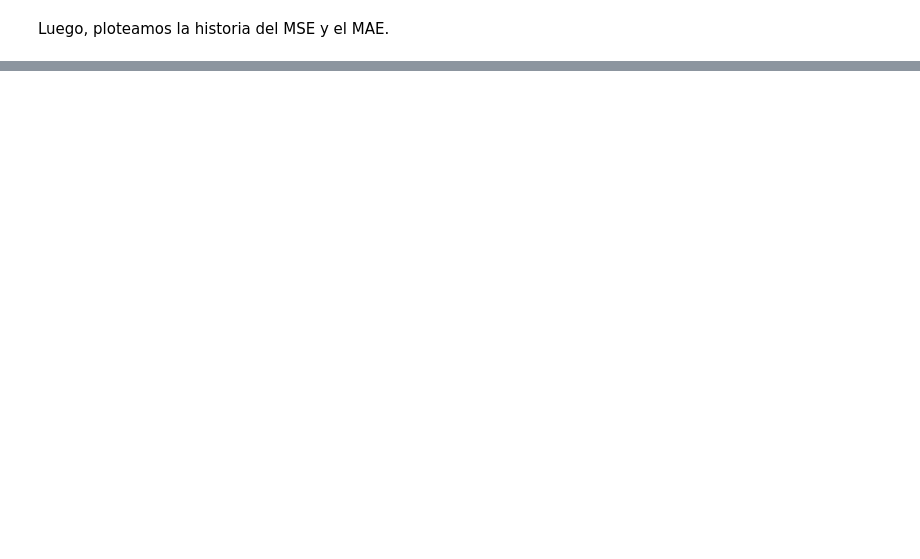
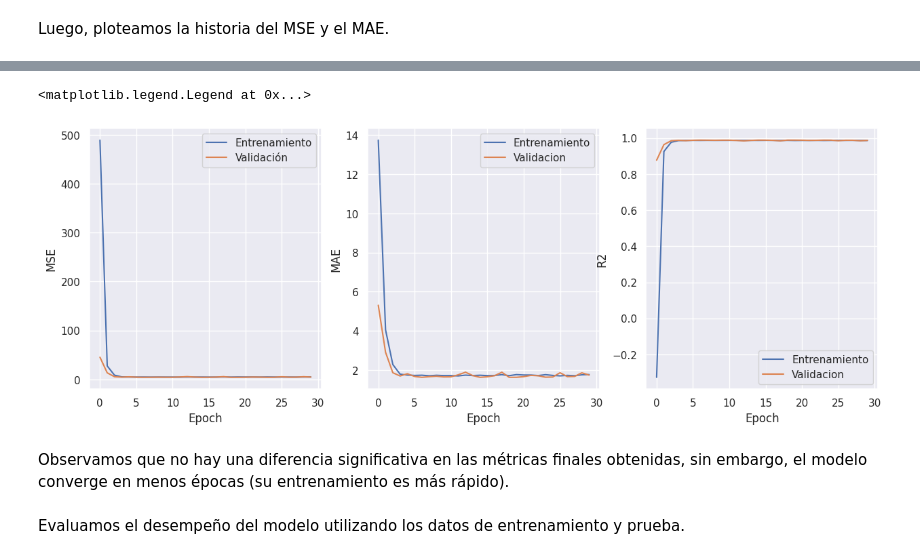
Before and after one commit to canistells/AAII-TUIA-Antuna-Asad-Castells, a Jupyter notebook: TP 1/Ejercicio 1/TP1 - EJ1.ipynb, the cells around one changed output, grey strips where cells are left out. Cells and saved outputs as stored; diff of their text form; code cells hidden in the pictures; blank space fills up the shorter version.

```diff
--- a/TP 1/Ejercicio 1/TP1 - EJ1.ipynb
+++ b/TP 1/Ejercicio 1/TP1 - EJ1.ipynb
@@ -323,2 +377,32 @@ Evaluamos el desempeño del modelo utilizando los datos de entrenamiento y prueb
+# %%
+# Ploteamos la historia del MSE y el MAE
+plt.figure(figsize=(15, 5))
+plt.subplot(1, 3, 1)
+plt.plot(history_2.history['mse'], label = 'Entrenamiento')
+plt.plot(history_2.history['val_mse'], label = 'Validación')
+plt.xlabel('Epoch')
+plt.ylabel('MSE')
+plt.legend(loc='upper right')
+
+plt.subplot(1, 3, 2)
+plt.plot(history_2.history['mae'], label='Entrenamiento')
+plt.plot(history_2.history['val_mae'], label = 'Validacion')
+plt.xlabel('Epoch')
+plt.ylabel('MAE')
+plt.legend(loc='upper right')
+
+plt.subplot(1, 3, 3)
+plt.plot(history_2.history['r2_score'], label='Entrenamiento')
+plt.plot(history_2.history['val_r2_score'], label = 'Validacion')
+plt.xlabel('Epoch')
+plt.ylabel('R2')
+plt.legend(loc='lower right')
+# %% [output]
+<matplotlib.legend.Legend at 0x...>
+[figure, added]
+# %% [markdown]
+Observamos que no hay una diferencia significativa en las métricas finales obtenidas, sin embargo, el modelo converge en menos épocas (su entrenamiento es más rápido).
+# %% [markdown]
+Evaluamos el desempeño del modelo utilizando los datos de entrenamiento y prueba.
 # %%
 # Realizamos las predicciones
```
Also changed, not shown: parts of 11 cells of this notebook.
